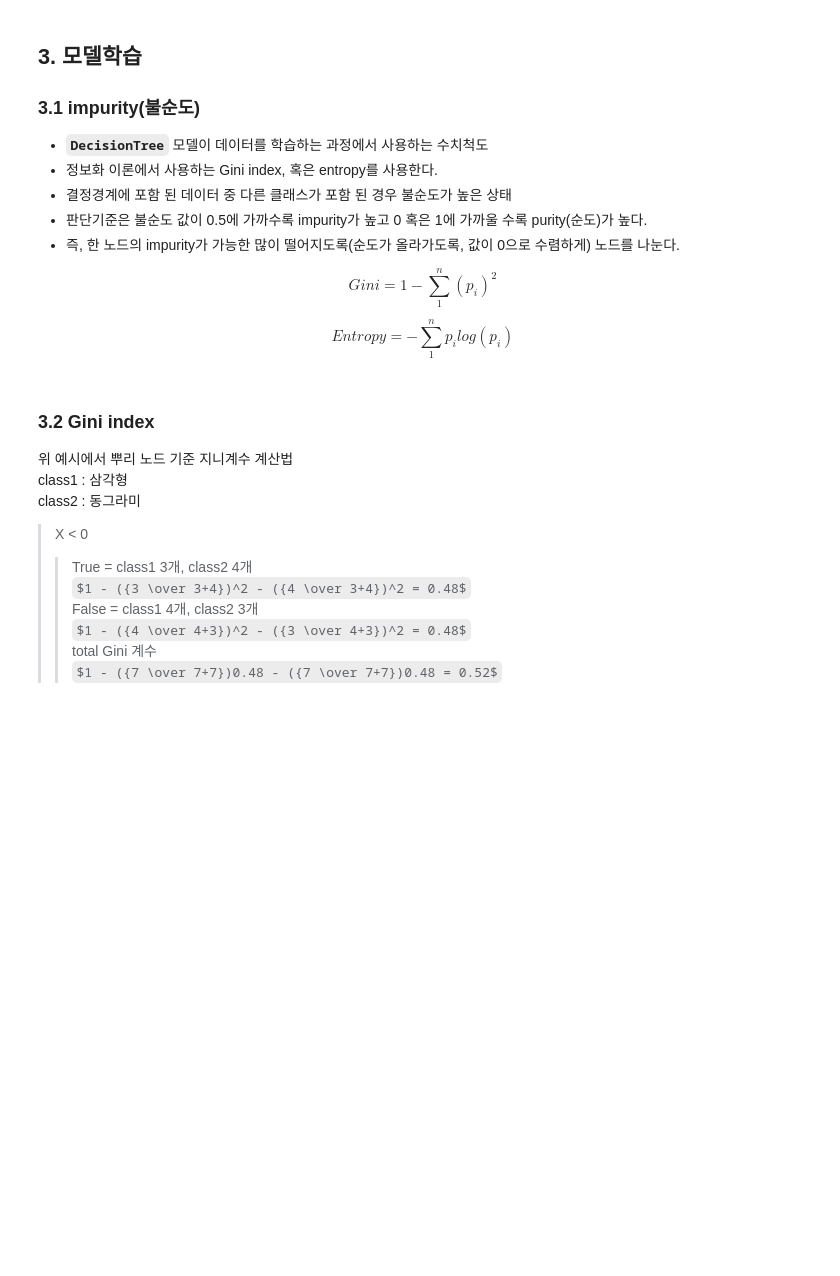
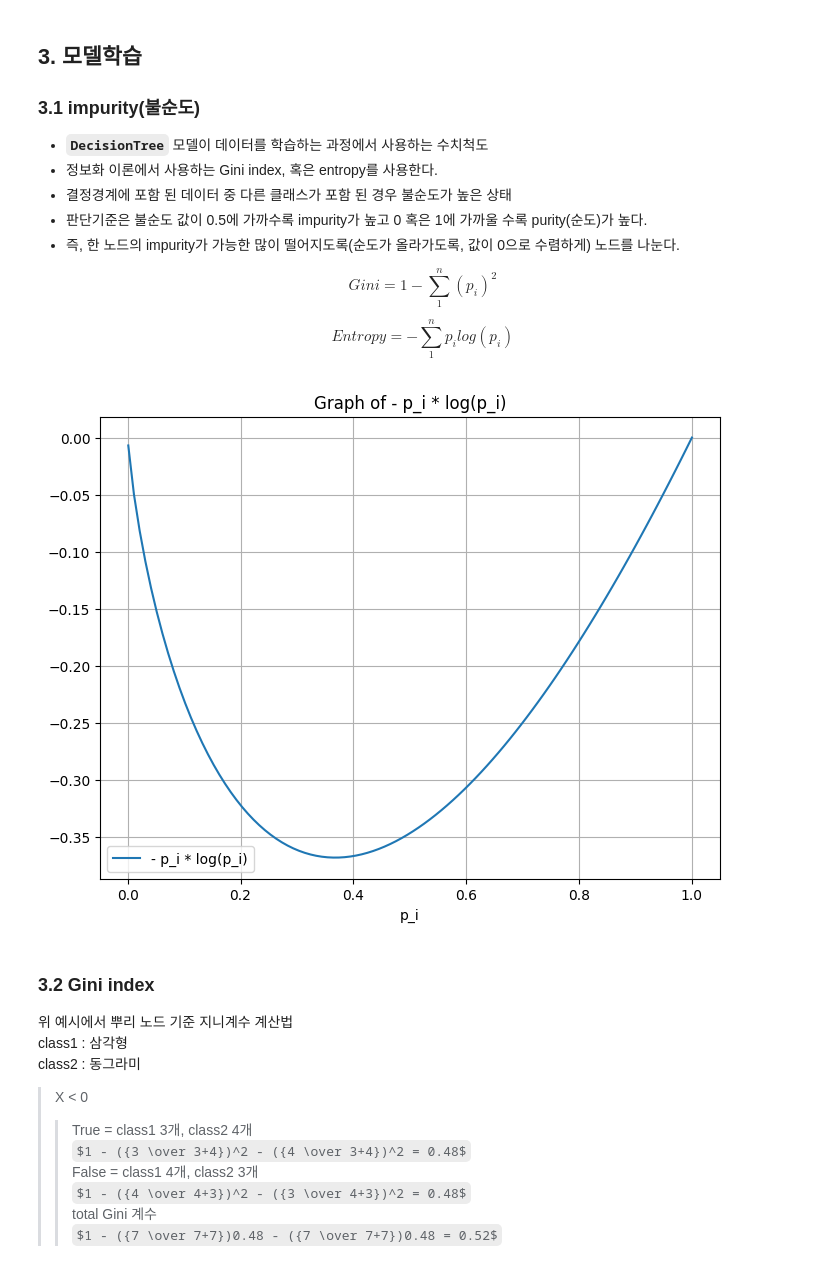
Before and after one commit to RFATS/TreeBasedModel_and_DNN, a Jupyter notebook: 01_ML_DecisionTree.ipynb, the cells around one changed output. Cells and saved outputs as stored; diff of their text form; code cells hidden in the pictures; some formulas as TeX source; blank space fills up the shorter version.

```diff
--- a/01_ML_DecisionTree.ipynb
+++ b/01_ML_DecisionTree.ipynb
@@ -40,6 +42,28 @@
 $$ Gini = 1 - \sum_1^n{(p_i)^2} $$
 
 $$ Entropy = - \sum_1^n{p_ilog(p_i)} $$
+# %%
+import numpy as np
+import matplotlib.pyplot as plt
+
+# Define p_i values from a small epsilon to 1
+p_i = np.linspace(0.001, 1, 100)
+
+# Calculate p_i * log(p_i)
+y = p_i * np.log(p_i)
+# y = np.log(p_i)
+
+# Plot the function
+plt.figure(figsize=(8, 6))
+plt.plot(p_i, y, label='- p_i * log(p_i)')
+plt.title('Graph of - p_i * log(p_i)')
+plt.xlabel('p_i')
+# plt.ylabel('- p_i * log(p_i)')
+plt.grid(True)
+plt.legend()
+plt.show()
+# %% [output]
+[figure, added]
 # %% [markdown]
 ### **3.2 Gini index**
 위 예시에서 뿌리 노드 기준 지니계수 계산법
```
Also changed, not shown: parts of 30 cells of this notebook.
